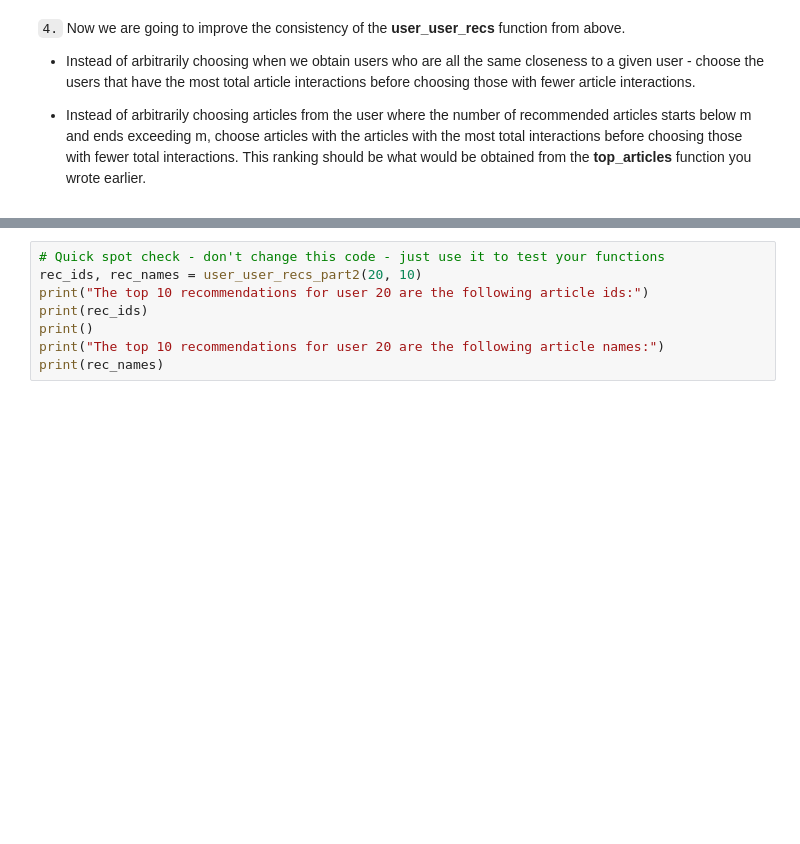
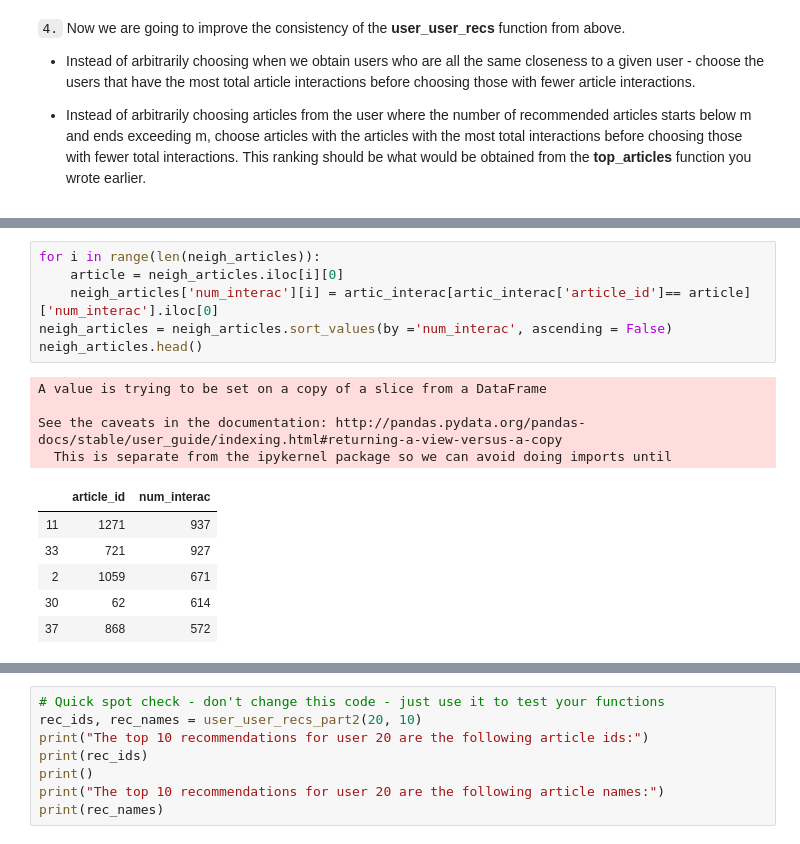
Before and after one commit to canceleiro/IBM-Recommendation-Engine, a Jupyter notebook: Recommendations_with_IBM.ipynb, the cells around one changed output, grey strips where cells are left out. Drawn from its saved outputs; the diff is of its cells as text; blank space fills up the shorter version.

```diff
--- a/Recommendations_with_IBM.ipynb
+++ b/Recommendations_with_IBM.ipynb
@@ -695,0 +605,17 @@ def user_user_recs_part2(user_id, m=10):
+# %%
+for i in range(len(neigh_articles)):
+    article = neigh_articles.iloc[i][0]
+    neigh_articles['num_interac'][i] = artic_interac[artic_interac['article_id']== article]['num_interac'].iloc[0]
+neigh_articles = neigh_articles.sort_values(by ='num_interac', ascending = False)
+neigh_articles.head()
+# %% [output]
+A value is trying to be set on a copy of a slice from a DataFrame
+
+See the caveats in the documentation: http://pandas.pydata.org/pandas-docs/stable/user_guide/indexing.html#returning-a-view-versus-a-copy
+  This is separate from the ipykernel package so we can avoid doing imports until
+|  | article_id | num_interac |
+| 11 | 1271 | 937 |
+| 33 | 721 | 927 |
+| 2 | 1059 | 671 |
+| 30 | 62 | 614 |
+| 37 | 868 | 572 |
```
Also changed, not shown: parts of 43 cells of this notebook.
